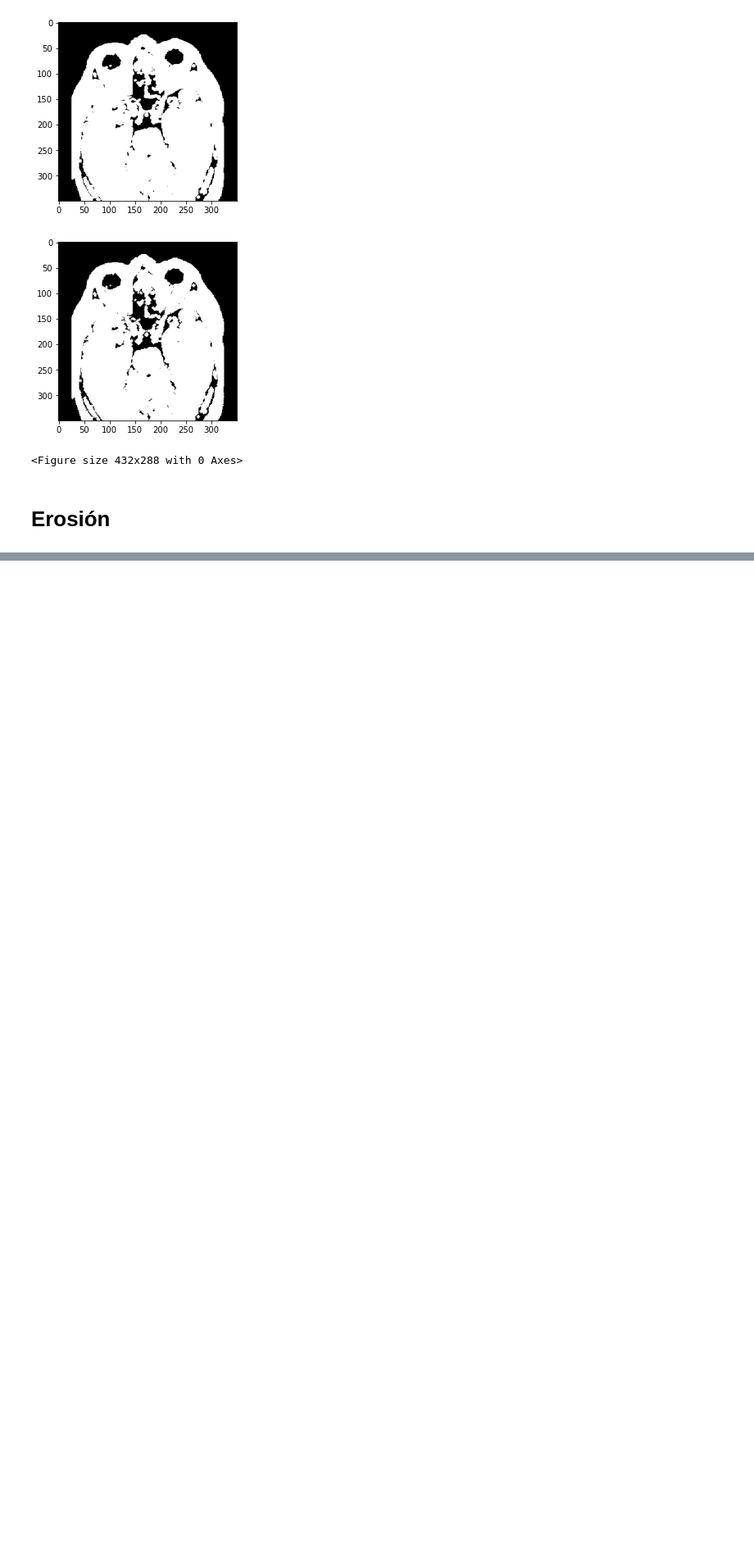
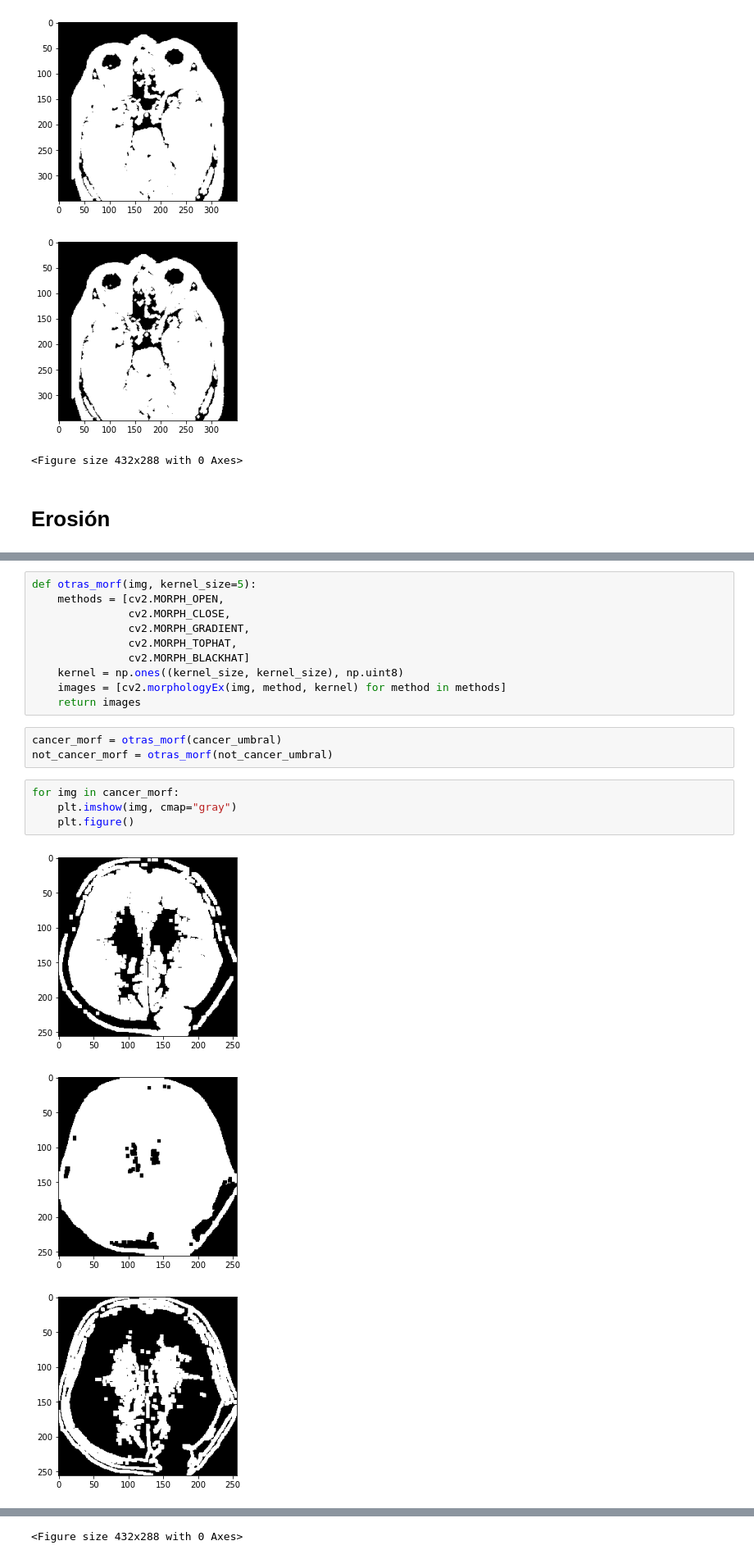
Before and after one commit to briansaiz/tenicas-ia-opencv, a Jupyter notebook: Tecnicas de IA/Taller 3/Taller 3.ipynb, the cells around one changed output, grey strips where cells are left out. Shown at 82% size. Drawn from its saved outputs; the diff is of its cells as text; blank space fills up the shorter version.

```diff
--- a/Tecnicas de IA/Taller 3/Taller 3.ipynb
+++ b/Tecnicas de IA/Taller 3/Taller 3.ipynb
@@ -102,0 +125,21 @@ for img in not_cancer_dil:
+# %%
+def otras_morf(img, kernel_size=5):
+    methods = [cv2.MORPH_OPEN,
+               cv2.MORPH_CLOSE,
+               cv2.MORPH_GRADIENT,
+               cv2.MORPH_TOPHAT,
+               cv2.MORPH_BLACKHAT]
+    kernel = np.ones((kernel_size, kernel_size), np.uint8)
+    images = [cv2.morphologyEx(img, method, kernel) for method in methods]
+    return images
+# %%
+cancer_morf = otras_morf(cancer_umbral)
+not_cancer_morf = otras_morf(not_cancer_umbral)
+# %%
+for img in cancer_morf:
+    plt.imshow(img, cmap="gray")
+    plt.figure()
+# %% [output]
+[figure, added]
+[figure, added]
+[figure, added]
@@ -102,0 +148 @@ for img in not_cancer_dil:
+<Figure size 432x288 with 0 Axes>
```
Also changed, not shown: parts of 6 cells of this notebook.
